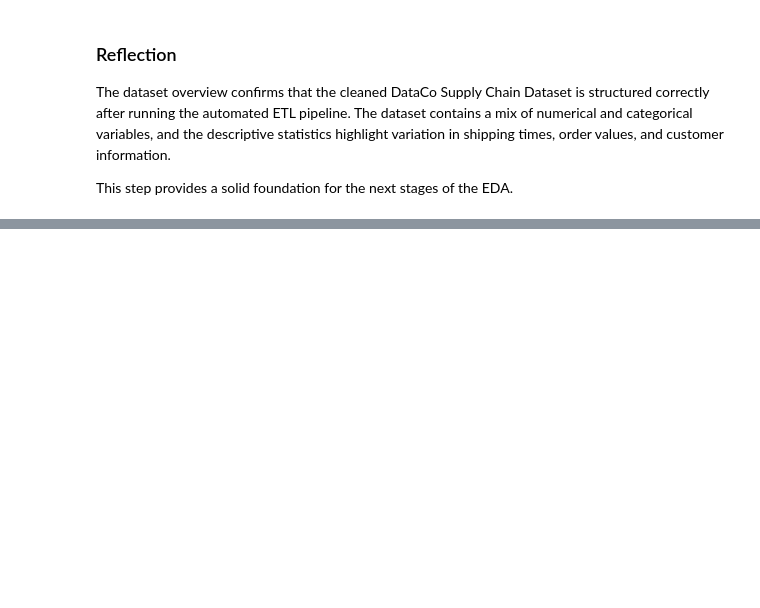
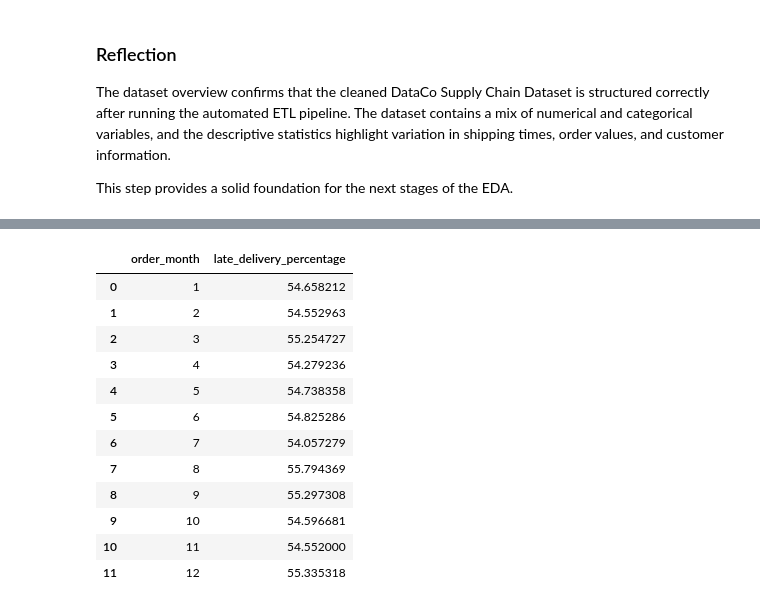
Before and after one commit to ljay9988/warehouse-analytics-project2, a Jupyter notebook: jupyter_notebooks/02-eda.ipynb, the cells around one changed output, grey strips where cells are left out. Saved outputs shown, nothing was run; the diff lists cells and outputs as text; code cells hidden in the pictures; blank space fills up the shorter version.

```diff
--- a/jupyter_notebooks/02-eda.ipynb
+++ b/jupyter_notebooks/02-eda.ipynb
@@ -155,0 +336,23 @@ This step provides a solid foundation for the next stages of the EDA.
+# %%
+monthly_late = (
+    df.groupby("order_month")["late_delivery_risk"]
+      .mean()
+      .mul(100)
+      .reset_index(name="late_delivery_percentage")
+)
+
+monthly_late
+# %% [output]
+|  | order_month | late_delivery_percentage |
+| 0 | 1 | 54.658212 |
+| 1 | 2 | 54.552963 |
+| 2 | 3 | 55.254727 |
+| 3 | 4 | 54.279236 |
+| 4 | 5 | 54.738358 |
+| 5 | 6 | 54.825286 |
+| 6 | 7 | 54.057279 |
+| 7 | 8 | 55.794369 |
+| 8 | 9 | 55.297308 |
+| 9 | 10 | 54.596681 |
+| 10 | 11 | 54.552000 |
+| 11 | 12 | 55.335318 |
```
Also changed, not shown: parts of 35 cells of this notebook, 3 other files.
